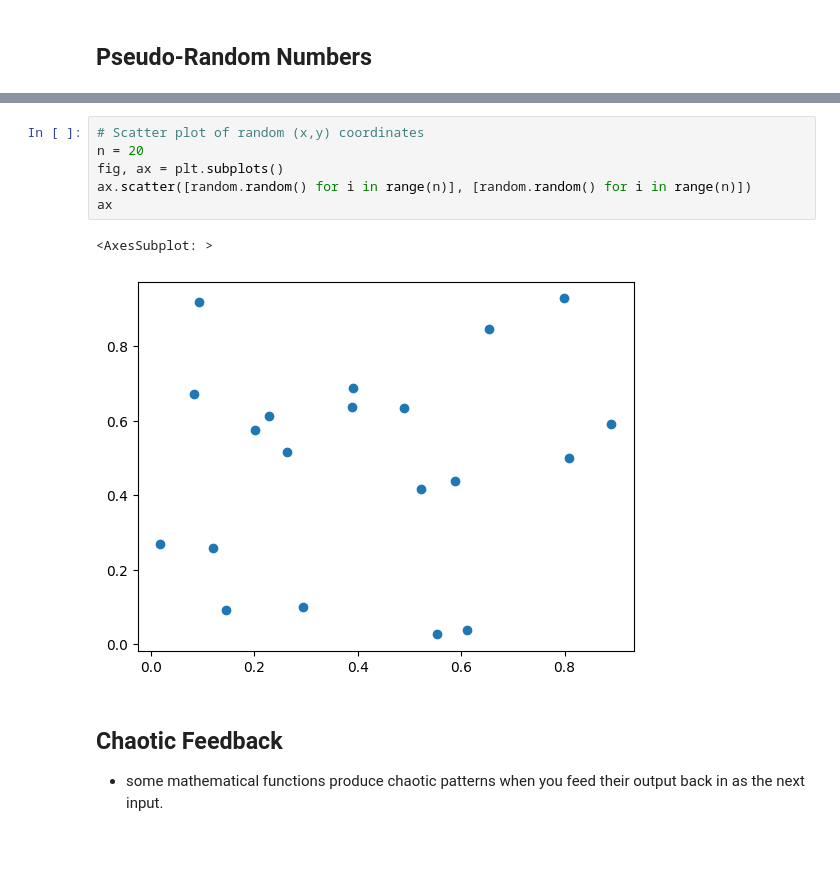
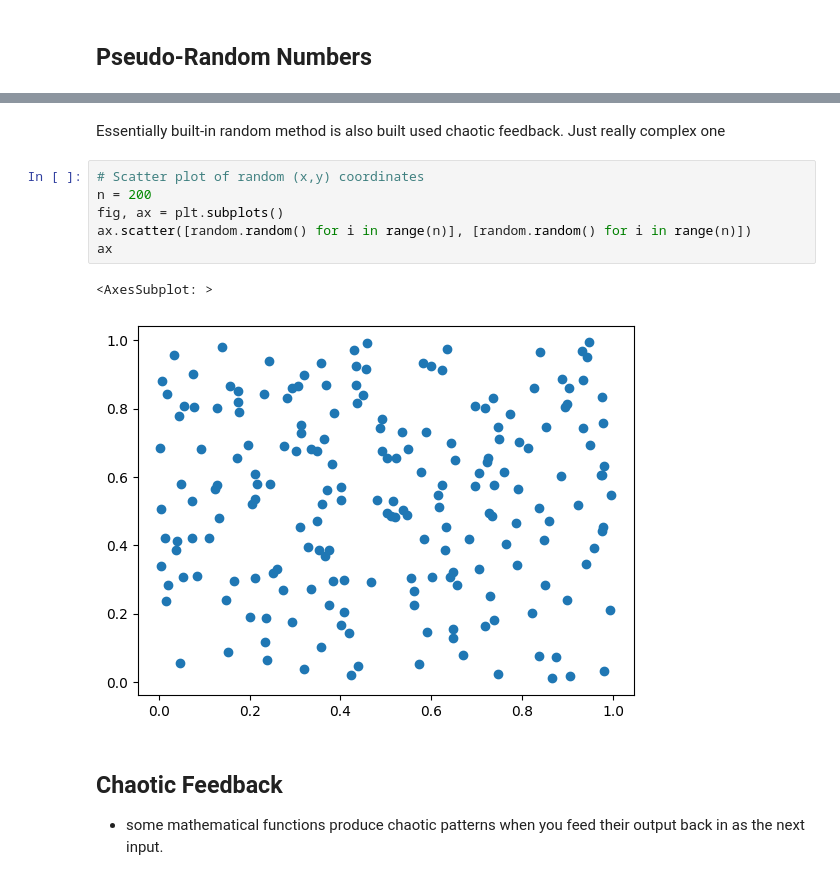
Before and after one commit to Gipir/cap-comp215, a Jupyter notebook: examples/week4.ipynb, the cells around one changed output, grey strips where cells are left out. Cells and saved outputs as stored; diff of their text form; blank space fills up the shorter version.

```diff
--- a/examples/week4.ipynb
+++ b/examples/week4.ipynb
@@ -74,12 +139,14 @@ n = 10
+# %% [markdown]
+Essentially built-in random method is also built used chaotic feedback. Just really complex one
 # %%
 # Scatter plot of random (x,y) coordinates
-n = 20
+n = 200
 fig, ax = plt.subplots()
 ax.scatter([random.random() for i in range(n)], [random.random() for i in range(n)])
 ax
 # %% [output]
 <AxesSubplot: >
-[figure, old version]
+[figure, new version]
 # %% [markdown]
 ## Chaotic Feedback
 
```
Also changed, not shown: parts of 9 cells of this notebook, 1 other file.
